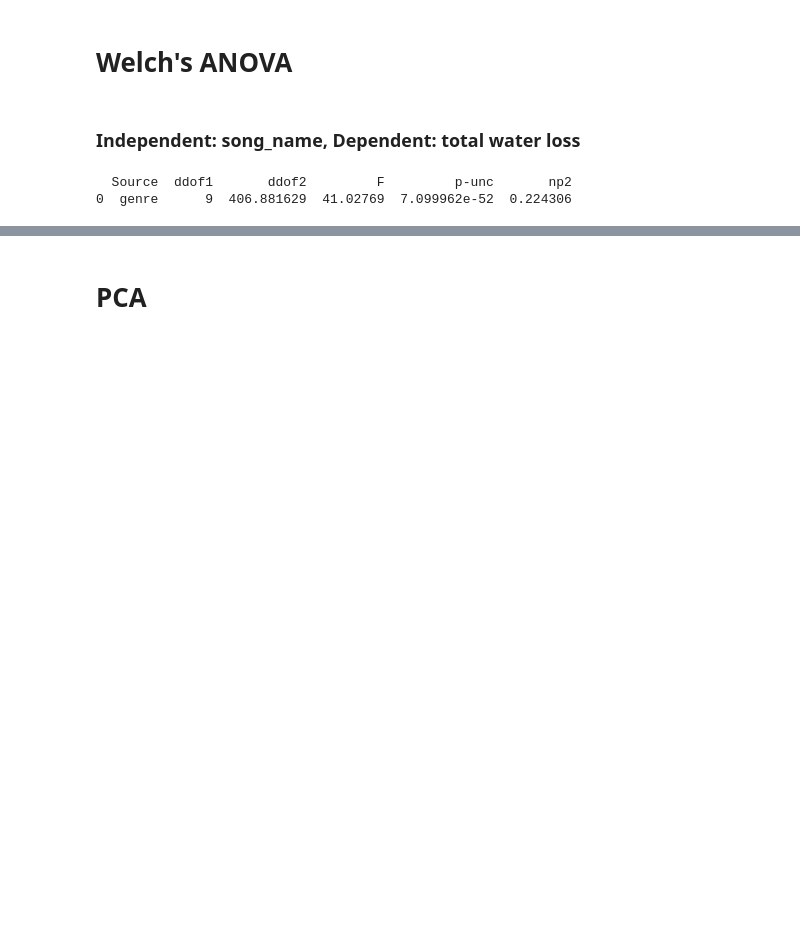
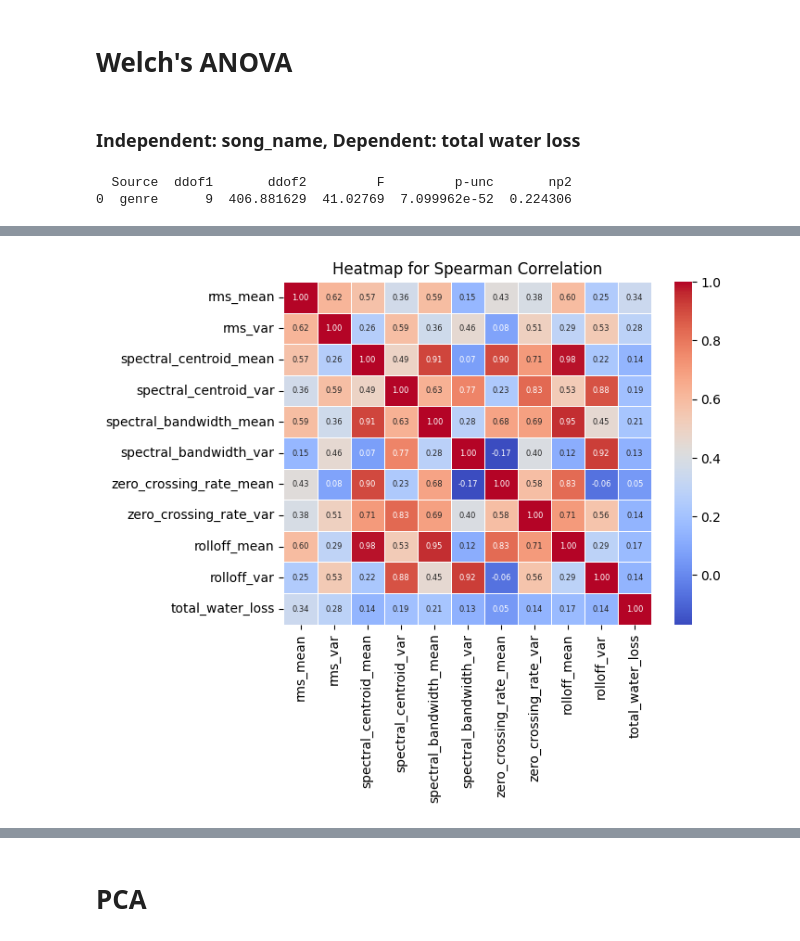
Before and after one commit to RguWork/HydrogelGenAI, a Jupyter notebook: stat_analysis/stat_analysis.ipynb, the cells around one changed output, grey strips where cells are left out. Drawn from its saved outputs; the diff is of its cells as text; code cells hidden in the pictures; blank space fills up the shorter version.

```diff
--- a/stat_analysis/stat_analysis.ipynb
+++ b/stat_analysis/stat_analysis.ipynb
@@ -264,0 +242,9 @@ print(welch_anova_results)
+# %%
+corr_matrix = merged_df[['rms_mean', 'rms_var',
+                  'spectral_centroid_mean', 'spectral_centroid_var',
+                  'spectral_bandwidth_mean', 'spectral_bandwidth_var',
+                  'zero_crossing_rate_mean', 'zero_crossing_rate_var',
+                  'rolloff_mean', 'rolloff_var',
+                   'total_water_loss']].corr(method='spearman') # Calculate Spearman correlation
+
+print(corr_matrix)
@@ -264,0 +274,7 @@ print(welch_anova_results)
+# %%
+# Plot a heatmap
+sns.heatmap(corr_matrix, annot=True, cmap='coolwarm', fmt = '.2f', linewidths = 0.5, annot_kws={"size": 6})
+plt.title('Heatmap for Spearman Correlation')
+plt.show()
+# %% [output]
+[figure, added]
```
Also changed, not shown: parts of 35 cells of this notebook, 14 other files.
